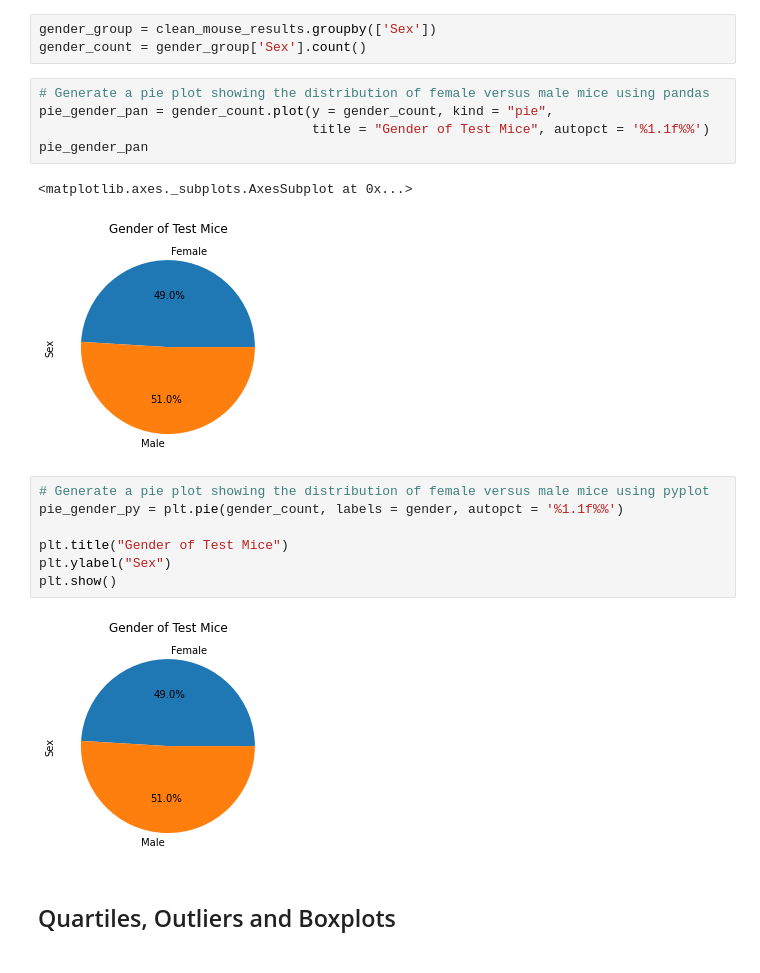
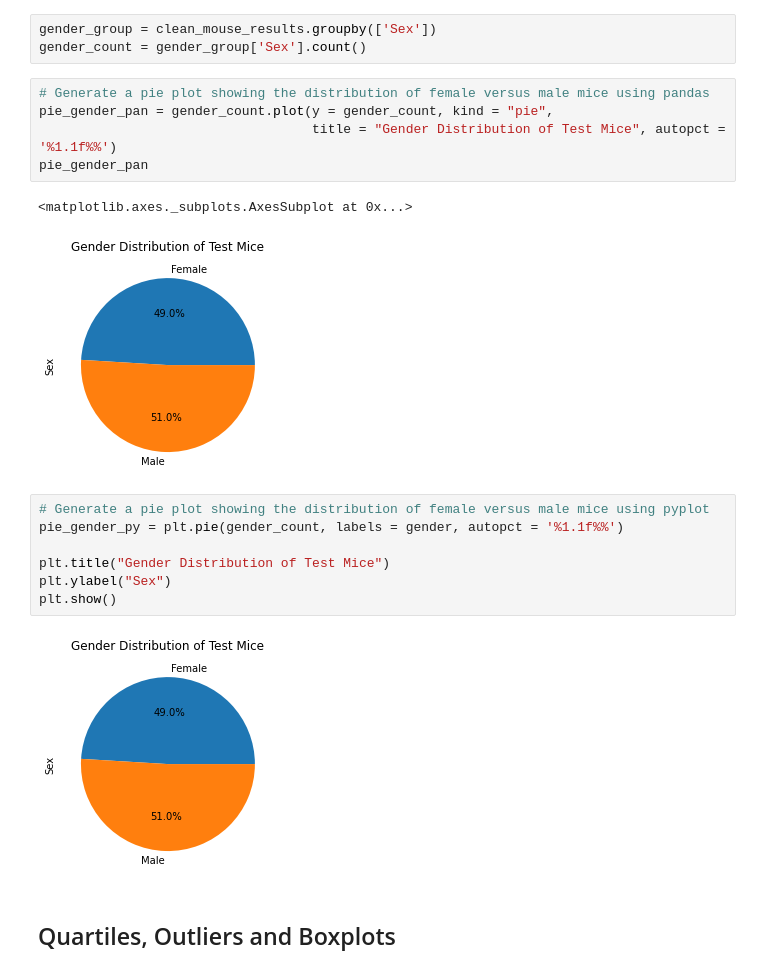
Before and after one commit to jroy22/matplotlib-challenge, a Jupyter notebook: Pymaceutical/PymaceuticalsAnalysis.ipynb, the cells around one changed output. Saved outputs shown, nothing was run; the diff lists cells and outputs as text.

```diff
--- a/Pymaceutical/PymaceuticalsAnalysis.ipynb
+++ b/Pymaceutical/PymaceuticalsAnalysis.ipynb
@@ -179,20 +181,20 @@ gender_count = gender_group['Sex'].count()
 # %%
 # Generate a pie plot showing the distribution of female versus male mice using pandas
 pie_gender_pan = gender_count.plot(y = gender_count, kind = "pie",
-                                   title = "Gender of Test Mice", autopct = '%1.1f%%')
+                                   title = "Gender Distribution of Test Mice", autopct = '%1.1f%%')
 pie_gender_pan
 # %% [output]
 <matplotlib.axes._subplots.AxesSubplot at 0x...>
-[figure, old version]
+[figure, new version]
 # %%
 # Generate a pie plot showing the distribution of female versus male mice using pyplot
 pie_gender_py = plt.pie(gender_count, labels = gender, autopct = '%1.1f%%')
 
-plt.title("Gender of Test Mice")
+plt.title("Gender Distribution of Test Mice")
 plt.ylabel("Sex")
 plt.show()
 # %% [output]
-[figure, old version]
+[figure, new version]
 # %% [markdown]
 ## Quartiles, Outliers and Boxplots
 # %%
```
Also changed, not shown: parts of 10 cells of this notebook.
